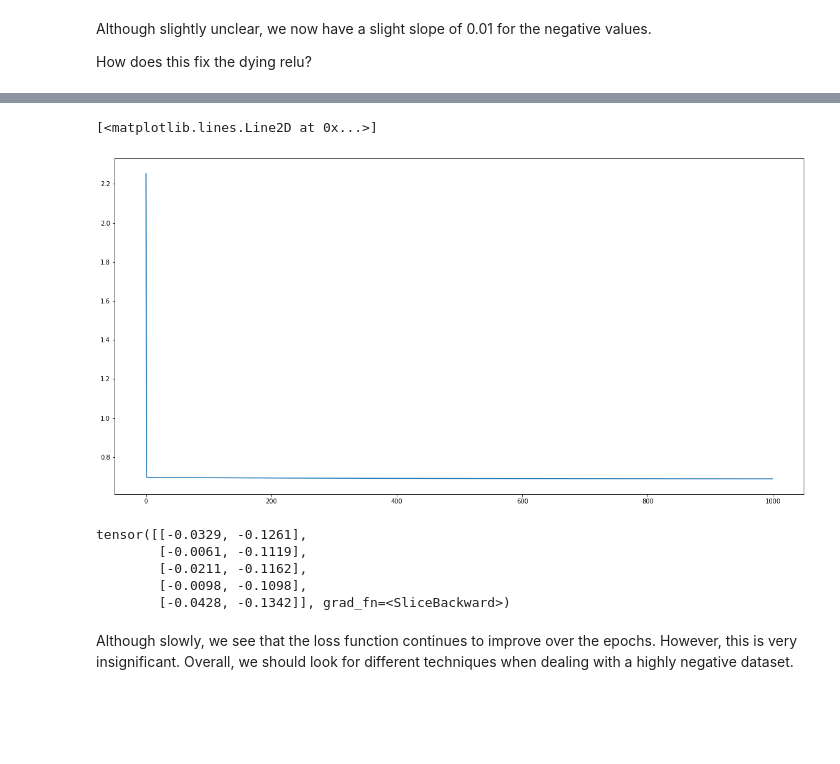
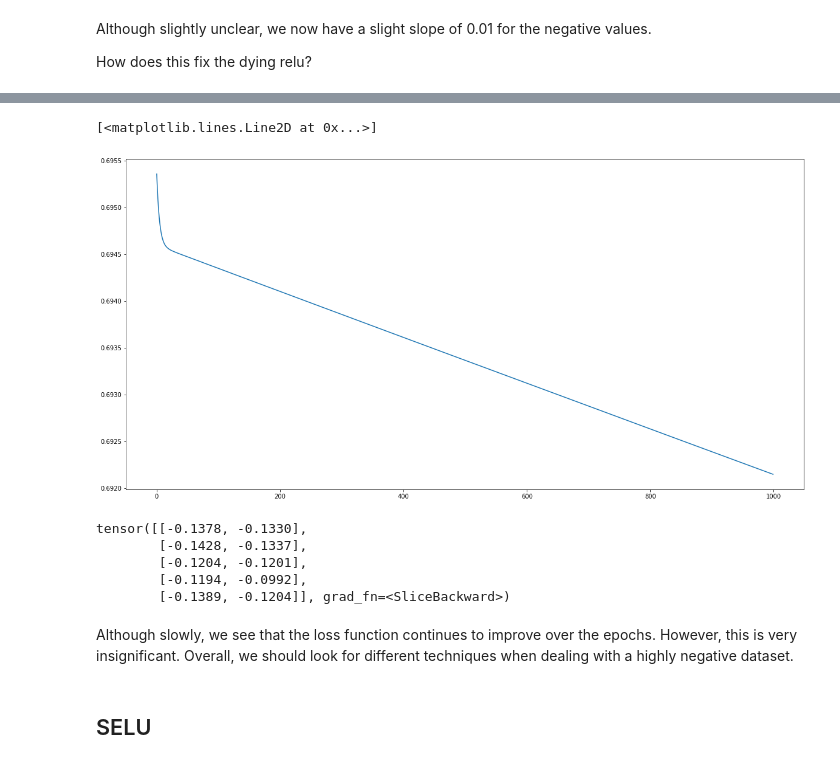
Before and after one commit to cjwbrandon/Deep-Learning-Fundamentals, a Jupyter notebook: fundamentals/Fundamentals 2 - Activation Functions and their Limitations.ipynb, the cells around one changed output, grey strips where cells are left out. Saved outputs shown, nothing was run; the diff lists cells and outputs as text; code cells hidden in the pictures; blank space fills up the shorter version.

```diff
--- a/fundamentals/Fundamentals 2 - Activation Functions and their Limitations.ipynb
+++ b/fundamentals/Fundamentals 2 - Activation Functions and their Limitations.ipynb
@@ -540,7 +545,7 @@ The main breakthrough of ReLU is that it does not face the same vanishing gradie
 ### Dying ReLU
 # %%
 # convert all to negative values
-temp_x = x - x.max() - 10
+temp_x = x - x.max() - 100
 
 # Network Architecture
 relu_model = nn.Sequential(
@@ -625,7 +630,7 @@ Although slightly unclear, we now have a slight slope of 0.01 for the negative v
 How does this fix the dying relu?
 # %%
 # convert all to negative values
-temp_x = x - x.max() - 10
+temp_x = x - x.max() - 100
 
 # Network Architecture
 leaky_model = nn.Sequential(
@@ -676,12 +681,14 @@ plt.plot(range(epochs), loss)
 [<matplotlib.lines.Line2D at 0x...>]
-[figure, old version]
+[figure, new version]
 # %%
 output[:5]
 # %% [output]
-tensor([[-0.0329, -0.1261],
-        [-0.0061, -0.1119],
-        [-0.0211, -0.1162],
-        [-0.0098, -0.1098],
-        [-0.0428, -0.1342]], grad_fn=<SliceBackward>)
+tensor([[-0.1378, -0.1330],
+        [-0.1428, -0.1337],
+        [-0.1204, -0.1201],
+        [-0.1194, -0.0992],
+        [-0.1389, -0.1204]], grad_fn=<SliceBackward>)
 # %% [markdown]
 Although slowly, we see that the loss function continues to improve over the epochs. However, this is very insignificant. Overall, we should look for different techniques when dealing with a highly negative dataset.
+# %% [markdown]
+## SELU
```
Also changed, not shown: parts of 28 cells of this notebook, 2 other files.
